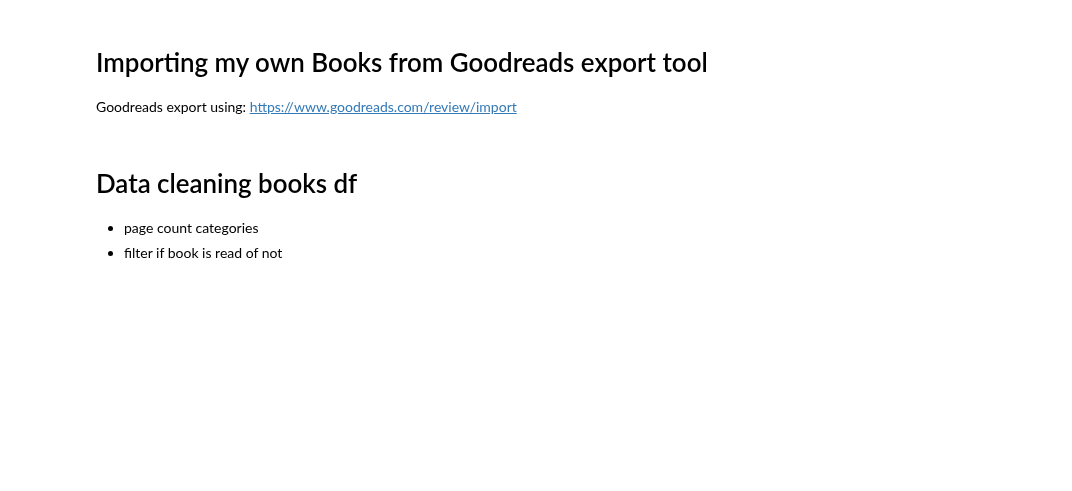
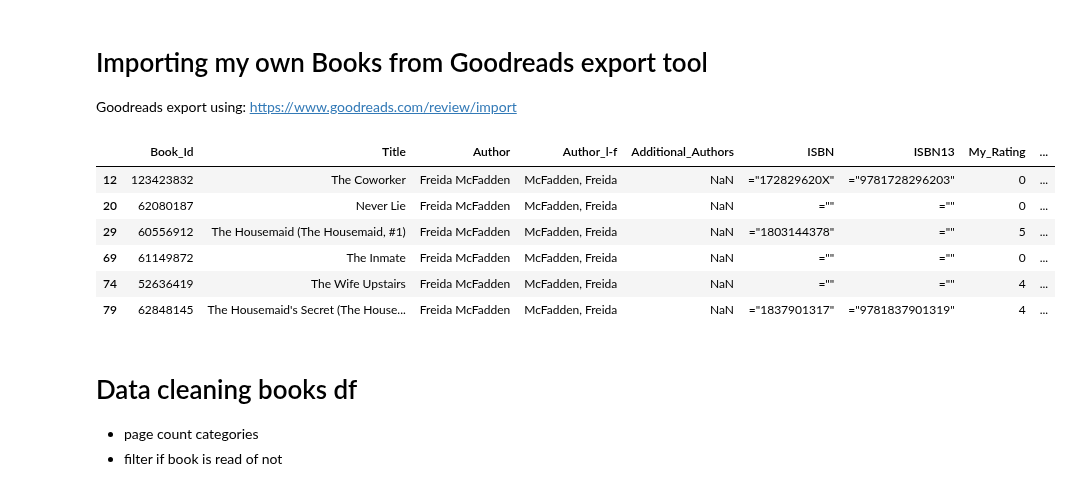
Before and after one commit to lalelisealstad/mybook-dashboard, a Jupyter notebook: 2_data_cleaning.ipynb, the cells around one changed output. Drawn from its saved outputs; the diff is of its cells as text; code cells hidden in the pictures; blank space fills up the shorter version.

```diff
--- a/2_data_cleaning.ipynb
+++ b/2_data_cleaning.ipynb
@@ -16,6 +16,16 @@ pd.set_option('display.max_columns', 80)
 # %%
 mybooksgr = pd.read_csv("assets/goodreads_library_export.csv")
 mybooksgr = mybooksgr.rename(columns=lambda x: x.replace(' ', '_'))
+# %%
+mybooksgr.query('Author.str.contains("Freida")==True')
+# %% [output]
+|  | Book_Id | Title | Author | Author_l-f | Additional_Authors | ISBN | ISBN13 | My_Rating | ... |
+| 12 | 123423832 | The Coworker | Freida McFadden | McFadden, Freida | NaN | ="172829620X" | ="9781728296203" | 0 | ... |
+| 20 | 62080187 | Never Lie | Freida McFadden | McFadden, Freida | NaN | ="" | ="" | 0 | ... |
+| 29 | 60556912 | The Housemaid (The Housemaid, #1) | Freida McFadden | McFadden, Freida | NaN | ="1803144378" | ="" | 5 | ... |
+| 69 | 61149872 | The Inmate | Freida McFadden | McFadden, Freida | NaN | ="" | ="" | 0 | ... |
+| 74 | 52636419 | The Wife Upstairs | Freida McFadden | McFadden, Freida | NaN | ="" | ="" | 4 | ... |
+| 79 | 62848145 | The Housemaid's Secret (The House... | Freida McFadden | McFadden, Freida | NaN | ="1837901317" | ="9781837901319" | 4 | ... |
 # %%
 # Collecting data from GBApi and OLApi
 apimydf = book_info_add(mybooksgr)
```
Also changed, not shown: parts of 7 cells of this notebook, 11 other files.
